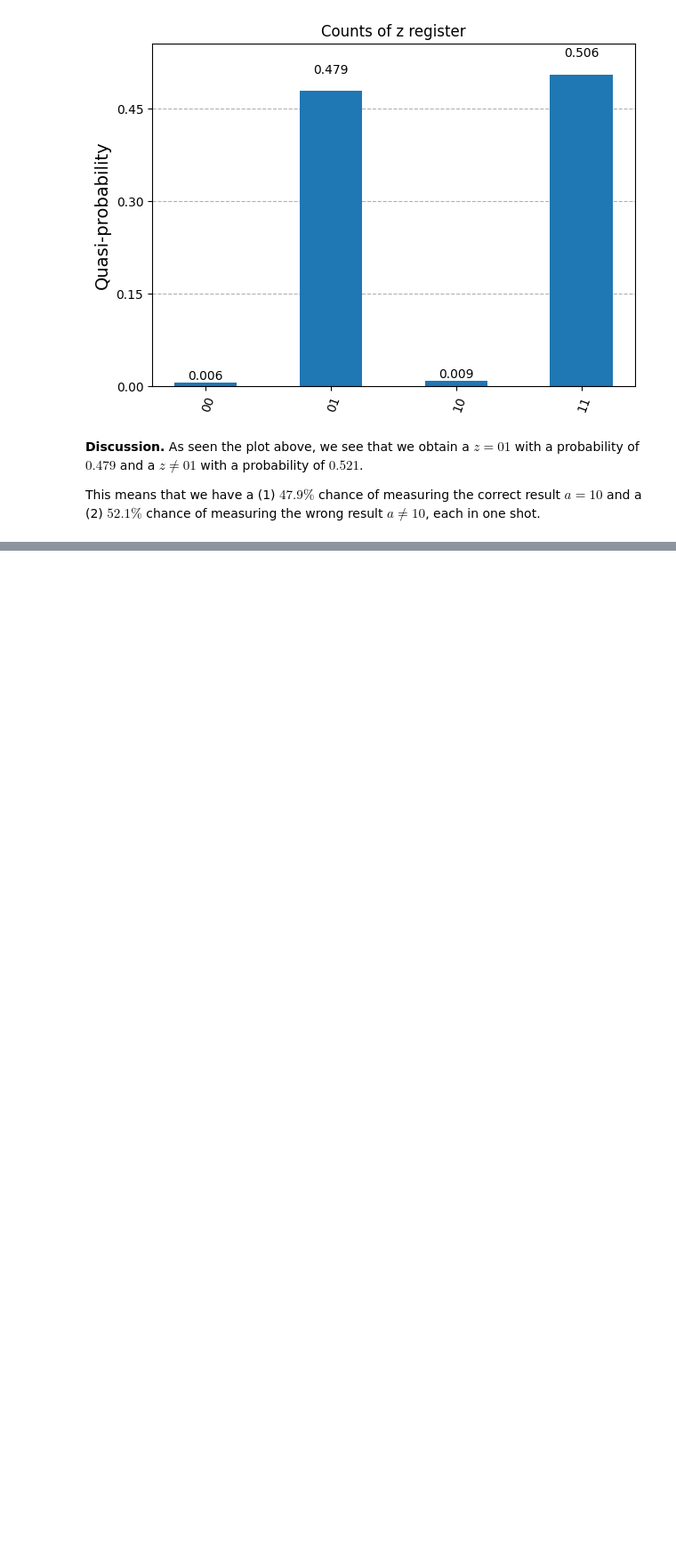
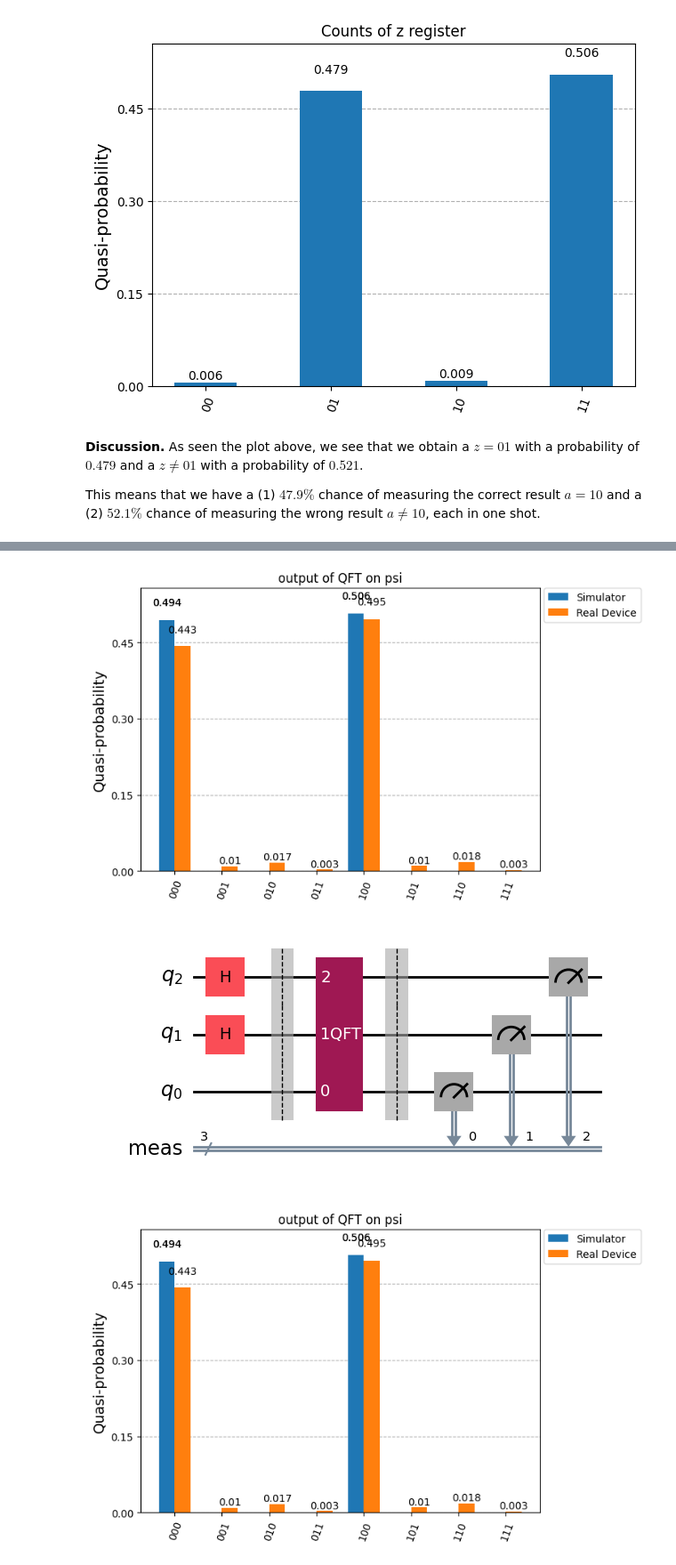
Before and after one commit to isaac-preyser/PHYS223, a Jupyter notebook: final/final.ipynb, the cells around one changed output, grey strips where cells are left out. Shown at 89% size. Drawn from its saved outputs; the diff is of its cells as text; code cells hidden in the pictures; blank space fills up the shorter version.

```diff
--- a/final/final.ipynb
+++ b/final/final.ipynb
@@ -128,0 +142,45 @@ This means that we have a (1) $47.9\%$ chance of measuring the correct result $a
+# %%
+
+# From Quantum Composer
+qreg_q = QuantumRegister(3, 'q')
+psi = QuantumCircuit(qreg_q)
+
+
+
+psi.h(qreg_q[1])
+psi.h(qreg_q[2])
+
+psi.barrier()
+
+from qiskit.circuit.library import QFT
+QFT = QFT(3, inverse=False, approximation_degree=0)
+psi.append(QFT, qreg_q[:3])
+psi.measure_all()
+psi.draw('mpl', reverse_bits=True)
+
+# a. run on the AerSimulator with shots=10000
+
+simulator = AerSimulator(method='statevector')
+psi_transpiled = transpile(psi, simulator)
+simulator.set_options(shots=10000)
+
+job = simulator.run(psi_transpiled)
+sim_result = job.result()
+
+
+# b. run on a real device.
+
+# Transpile the circuit for the real device
+psi_transpiled = transpile(psi, service_backend, optimization_level=3)
+# Run the circuit on the real device
+sampler = SamplerV2(mode=service_backend)
+#job = sampler.run([psi_transpiled], shots=10000)
+job = service.job('d00368hrxz8g008ff6dg')
+real_result = job.result()
+
+# plot the results and compare
+plot_distribution([sim_result.get_counts(), real_result._pub_results[0].data.meas.get_counts()], legend=['Simulator', 'Real Device'], title="output of QFT on psi")
+# %% [output]
+[figure, added]
+[figure, added]
+[figure, added]
```
Also changed, not shown: parts of 3 cells of this notebook.
